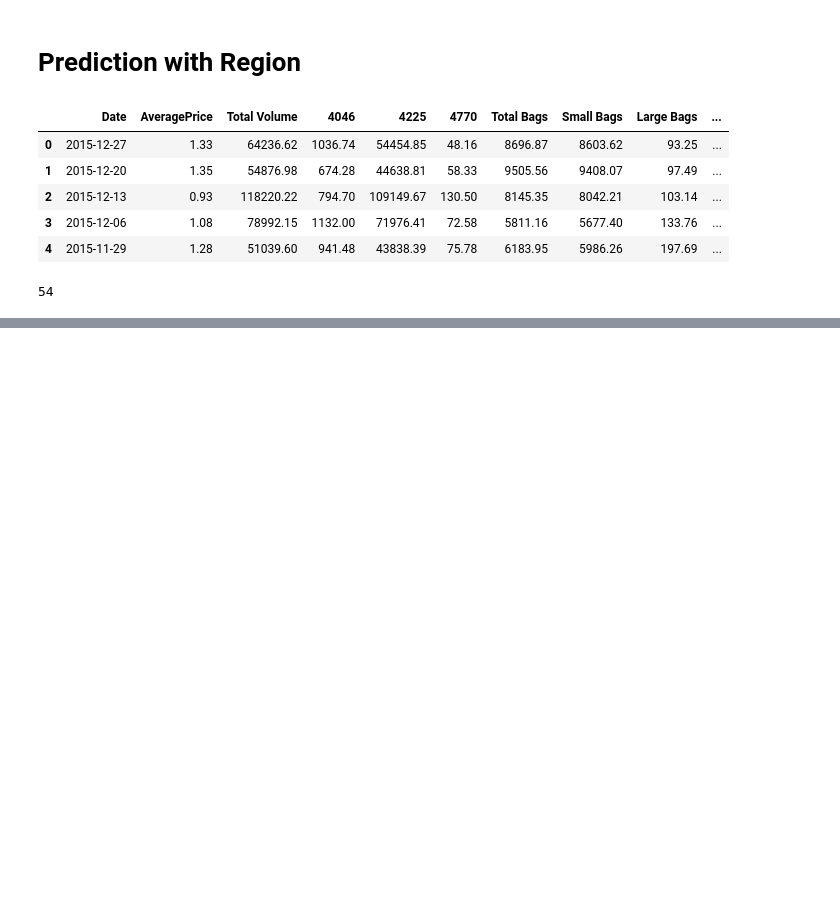
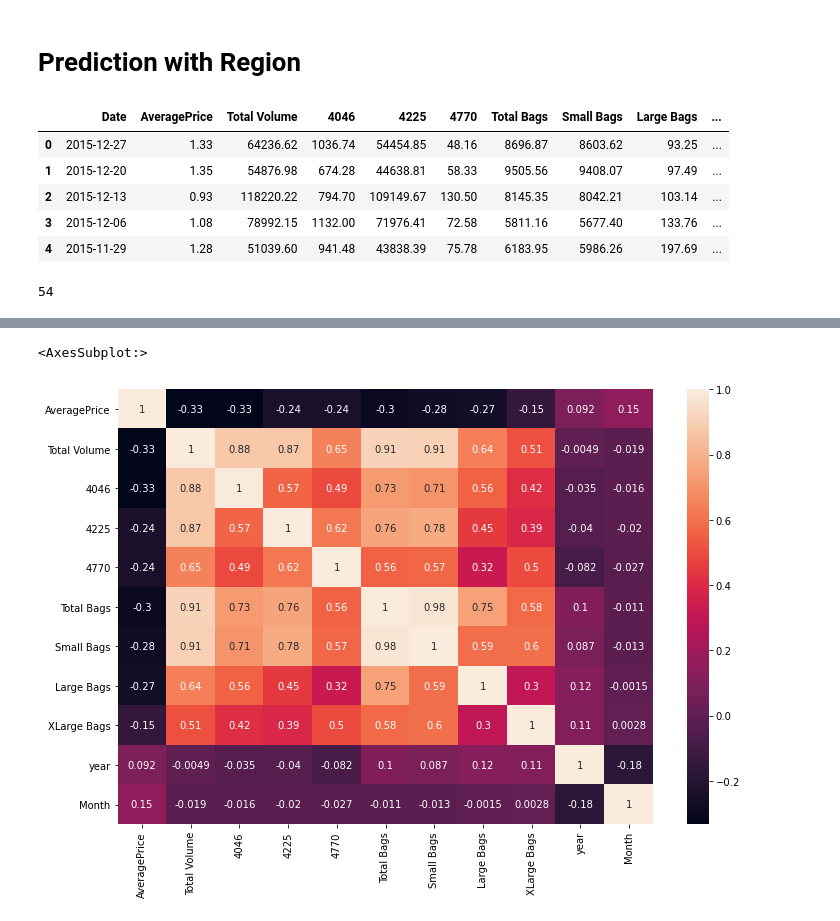
Before and after one commit to mohittomar2008/Avacado-Project, a Jupyter notebook: Avacado Project.ipynb, the cells around one changed output, grey strips where cells are left out. Drawn from its saved outputs; the diff is of its cells as text; code cells hidden in the pictures; blank space fills up the shorter version.

```diff
--- a/Avacado Project.ipynb
+++ b/Avacado Project.ipynb
@@ -1201,0 +1217,2 @@ df['region'].nunique()
+# %%
+num= df.select_dtypes(np.number)
@@ -1201,0 +1266,6 @@ df['region'].nunique()
+# %%
+from scipy.stats import zscore
+
+# calculate z score
+z=np.abs(zscore(num))
+print(z)
@@ -1201,0 +1287,3 @@ df['region'].nunique()
+# %%
+# assign the value to df_new which are less the threshold
+data= df[(z<3).all(axis=1)]
@@ -1201,0 +1324,2 @@ df['region'].nunique()
+# %%
+data.drop('Date', axis=1,inplace=True)
@@ -1201,0 +1591,6 @@ df['region'].nunique()
+# %%
+plt.figure(figsize=(12,8))
+sns.heatmap(data.corr(),annot=True)
+# %% [output]
+<AxesSubplot:>
+[figure, added]
```
Also changed, not shown: parts of 120 cells of this notebook.
